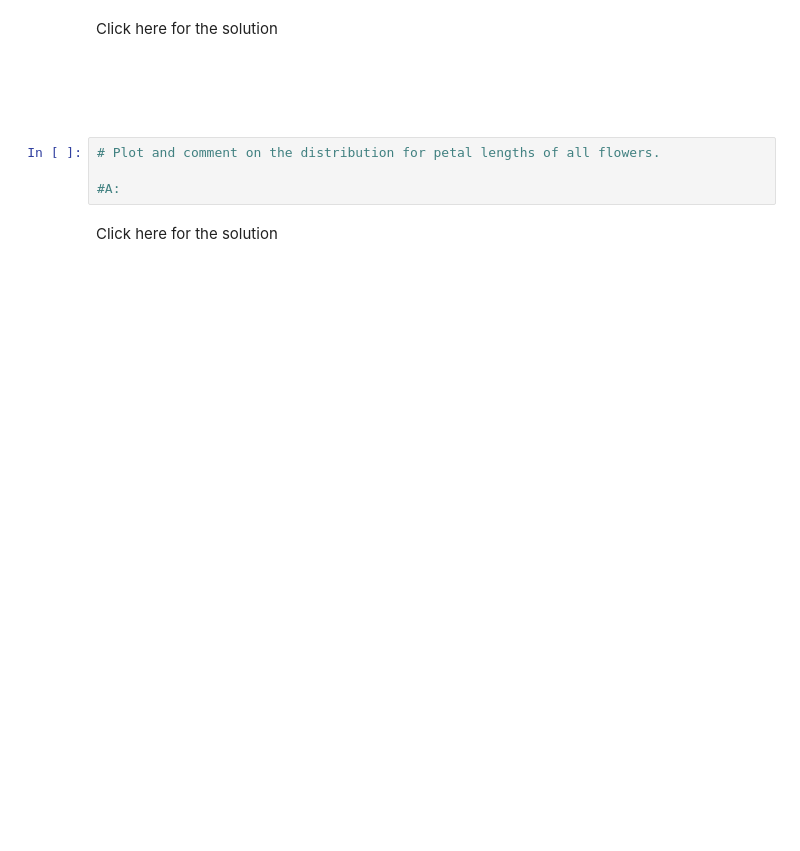
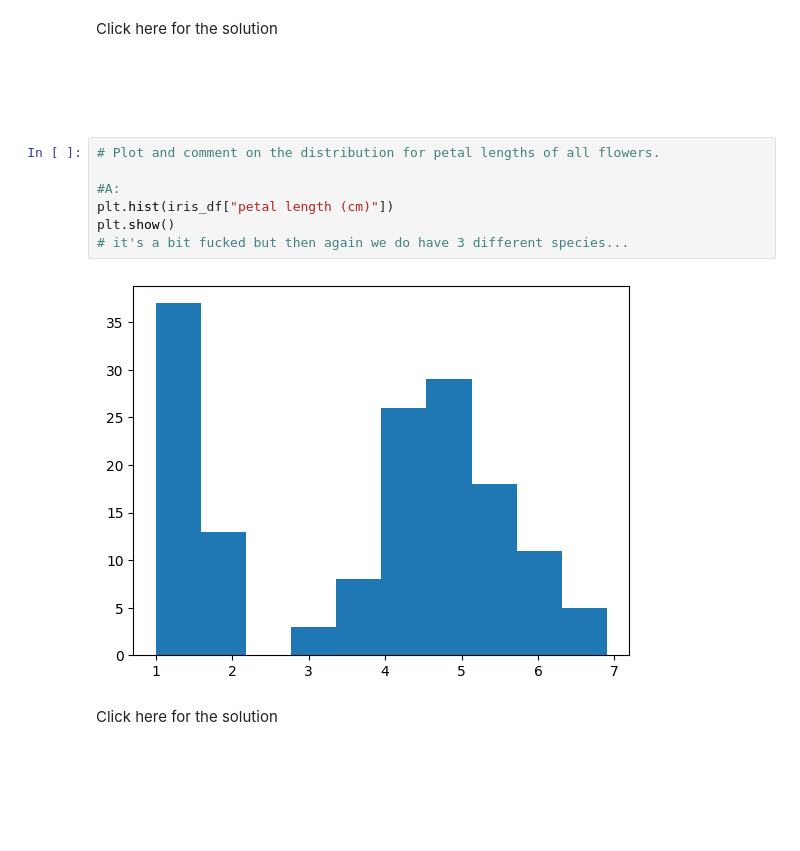
Before and after one commit to Burtannia/multiverse, a Jupyter notebook: src/module-8/Statistics in python.ipynb, the cells around one changed output. Saved outputs shown, nothing was run; the diff lists cells and outputs as text; blank space fills up the shorter version.

```diff
--- a/src/module-8/Statistics in python.ipynb
+++ b/src/module-8/Statistics in python.ipynb
@@ -540,7 +582,12 @@ print('MAE:', mae)
 # %%
 # Plot and comment on the distribution for petal lengths of all flowers.
 
 #A:
+plt.hist(iris_df["petal length (cm)"])
+plt.show()
+# it's a bit fucked but then again we do have 3 different species...
+# %% [output]
+[figure, added]
 # %% [markdown]
 Click here for the solution
 
```
Also changed, not shown: parts of 22 cells of this notebook, 4 other files.
